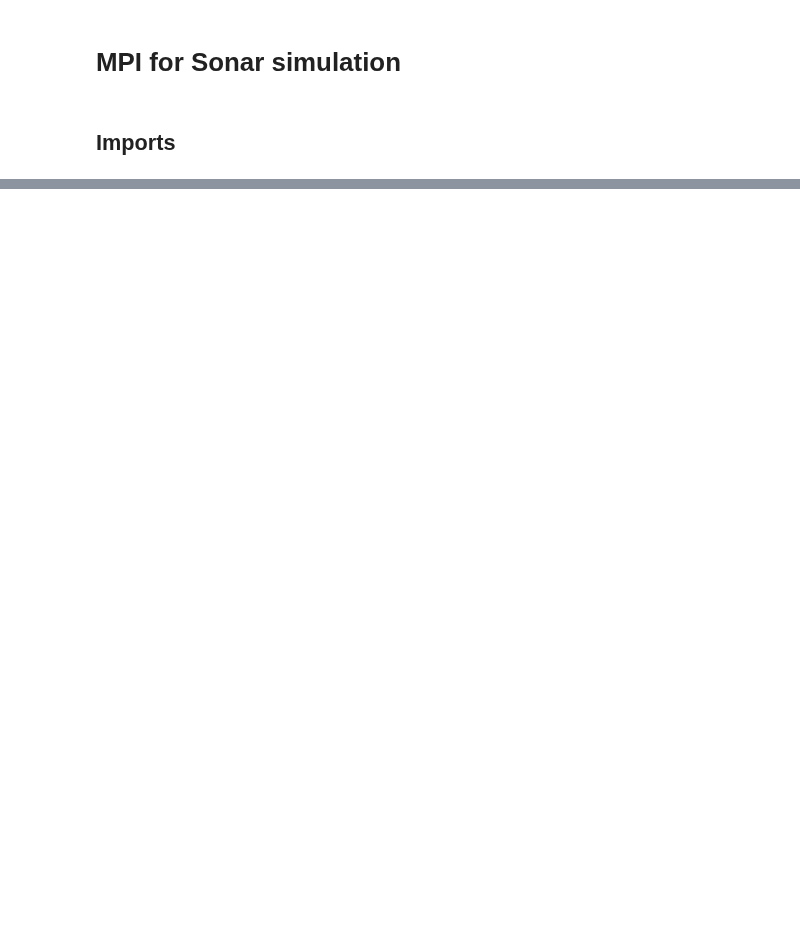
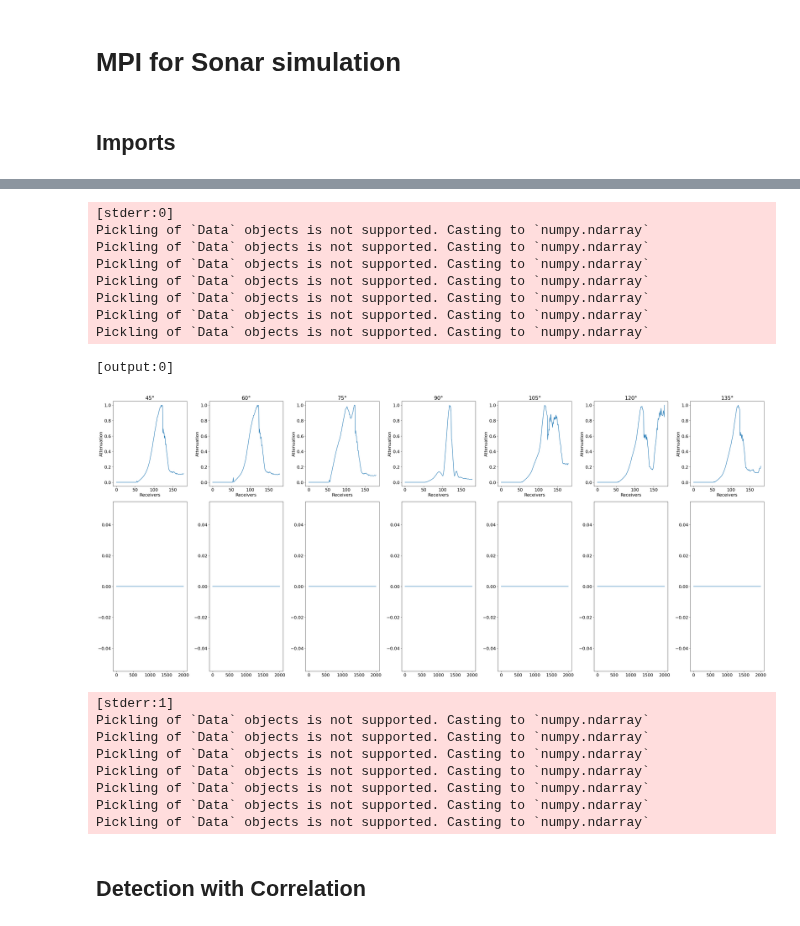
Before and after one commit to bgd54/sonar-FWI, a Jupyter notebook: notebooks/08_mpi.ipynb, the cells around one changed output, grey strips where cells are left out. Cells and saved outputs as stored; diff of their text form; code cells hidden in the pictures; blank space fills up the shorter version.

```diff
--- a/notebooks/08_mpi.ipynb
+++ b/notebooks/08_mpi.ipynb
@@ -44,0 +121,7 @@ configuration['mpi'] = True
+# %%
+%%px --no-stream --group-outputs=engine
+
+for a, s in sonars.items():
+    s.set_source("GaborSource", src_args[a])
+    s.set_receiver("Receiver", rec_args[a])
+    s.finalize()
@@ -44,0 +168,16 @@ configuration['mpi'] = True
+# %%
+%%px --no-stream --group-outputs=engine
+
+recordings = {}
+for a, s in sonars.items():
+    recordings[a] = run_beam(
+        s.src,
+        s.rec,
+        s.op,
+        s.u,
+        s.source_distance,
+        s.time_range,
+        s.model.critical_dt,
+        a,
+        v_env,
+    )
@@ -45,3 +218,44 @@ configuration['mpi'] = True
+# %%
+%%px --no-stream --group-outputs=engine
+
+all_recordings = {a: comm.gather(val, root=0) for a, val in recordings.items()}
+if rank == 0:
+    all_recordings = {a: np.concatenate(val, axis=1) for a, val in all_recordings.items()}
+
+    fig, ax = plt.subplots(2, 7, figsize=(35, 15), gridspec_kw={"height_ratios": [1, 2]})
+    for i, (a, r) in enumerate(all_recordings.items()):
+        recording = np.flip(r)
+        ax[0, i].plot(
+            np.max(np.abs(recording[:, :]), axis=0) / np.max(np.abs(recording[:, :]))
+        )
+        ax[0, i].set_xlabel("Receivers")
+        ax[0, i].set_ylabel("Attenuation")
+        ax[0, i].set_title(f"{a}°")
+        ax[0, i].tick_params()
+
+        ax[1, i].plot(r[6500:8500, 180 - a])
+    fig.tight_layout()
+# %% [output]
+[stderr:0]
+Pickling of `Data` objects is not supported. Casting to `numpy.ndarray`
+Pickling of `Data` objects is not supported. Casting to `numpy.ndarray`
+Pickling of `Data` objects is not supported. Casting to `numpy.ndarray`
+Pickling of `Data` objects is not supported. Casting to `numpy.ndarray`
+Pickling of `Data` objects is not supported. Casting to `numpy.ndarray`
+Pickling of `Data` objects is not supported. Casting to `numpy.ndarray`
+Pickling of `Data` objects is not supported. Casting to `numpy.ndarray`
+[output:0]
+[figure, added]
+[stderr:1]
+Pickling of `Data` objects is not supported. Casting to `numpy.ndarray`
+Pickling of `Data` objects is not supported. Casting to `numpy.ndarray`
+Pickling of `Data` objects is not supported. Casting to `numpy.ndarray`
+Pickling of `Data` objects is not supported. Casting to `numpy.ndarray`
+Pickling of `Data` objects is not supported. Casting to `numpy.ndarray`
+Pickling of `Data` objects is not supported. Casting to `numpy.ndarray`
+Pickling of `Data` objects is not supported. Casting to `numpy.ndarray`
+# %% [markdown]
+## Detection with Correlation
 # %%
 %%px --no-stream --group-outputs=engine
 
```
Also changed, not shown: parts of 19 cells of this notebook.
